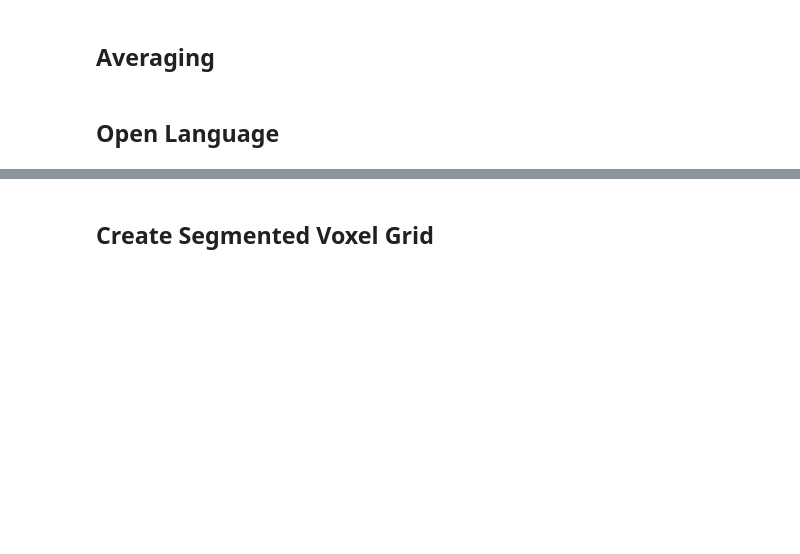
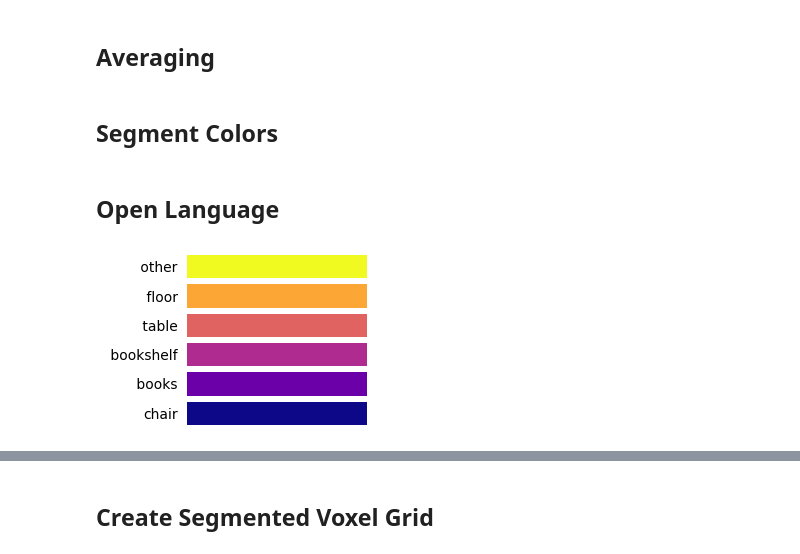
Before and after one commit to 3DVLMapsOrg/3Dvlmaps, a Jupyter notebook: MPVoxel.ipynb, the cells around one changed output, grey strips where cells are left out. Saved outputs shown, nothing was run; the diff lists cells and outputs as text; code cells hidden in the pictures; blank space fills up the shorter version.

```diff
--- a/MPVoxel.ipynb
+++ b/MPVoxel.ipynb
@@ -558,6 +545,9 @@ imported path: /Users/anthony/Documents/UW/Classes/SP24/CSE_571_Robotics/Project
 # %% [markdown]
 ## Averaging
 # %%
+total_coordinates = torch.tensor(total_coordinates)
+features = torch.tensor(features)
+
 min_v, _ = torch.min(total_coordinates, dim=0)
 
 total_coordinates = total_coordinates - min_v
@@ -591,17 +581,54 @@ for x in tqdm(range(grid.shape[0]-kernel_bound)):
             new_feat[index] = torch.mean(voxel_patch_feat, dim=0)
             new_coord[index] = [x,y,z]
             index += 1
+# %% [markdown]
+## Segment Colors
+# %%
+import matplotlib.cm as cm
+import matplotlib.pyplot as plt
+
+def GetPallete(lang):
+
+    num_categories = len(lang)
+
+    # Choose a colormap (e.g., inferno, plasma, viridis)
+    cmap = cm.plasma
+
+    # Generate an array of values from 0 to 1 representing the colormap index
+    values = np.linspace(0, 1, num_categories)
+
+    # Get RGB colors from the colormap for each value
+    color_palette = cmap(values)[:,0:3]
+
+    # round colors
+    color_palette = np.round(color_palette, 2)
+
+    plt.figure(figsize=(3,num_categories/3))
+    bars = plt.barh(lang, [1 for i in range(num_categories)], color=color_palette)
+
+    plt.gca().xaxis.set_visible(False)
+    plt.margins(y=0.0)
+    plt.box(False)
+    plt.tick_params(left=False)
+    plt.tight_layout()
+    plt.show()
+
+    return color_palette
 # %% [markdown]
 ## Open Language
 # %%
-lang = "chair, cealing, cushion, floor, other"
+lang = "chair, books, bookshelf, table, floor, other"
 # lang = mp3dcat
 lang = lang.split(",")
 text_feats = get_text_feats(lang, clip_model, clip_feat_dim)
 
 scores_list = new_feat @ text_feats.T
 
 predicts = np.argmax(scores_list, axis=1)
+
+color_palette = GetPallete(lang)
+# %% [output]
+[figure, added]
 # %%
 from utils.clip_utils import get_text_feats
 # lang = "sofa, plant, towel, sink, food, other"
```
Also changed, not shown: parts of 11 cells of this notebook.
